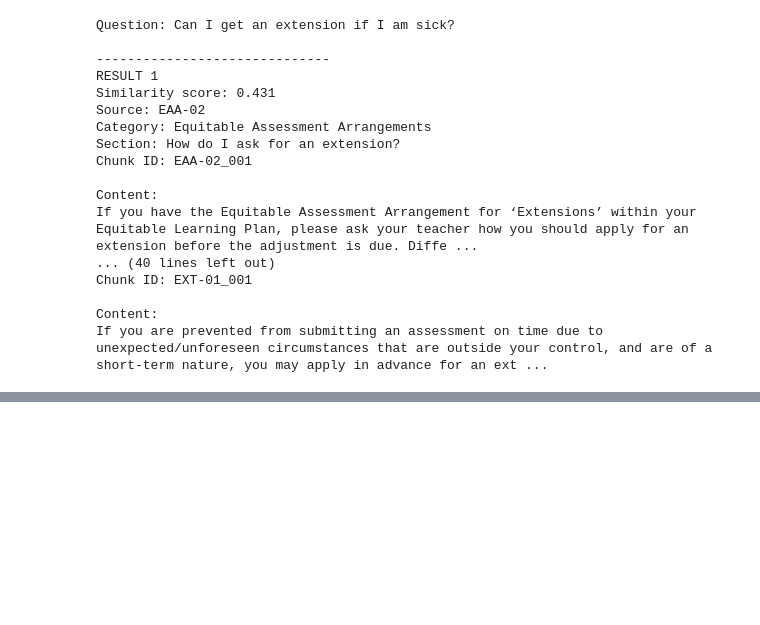
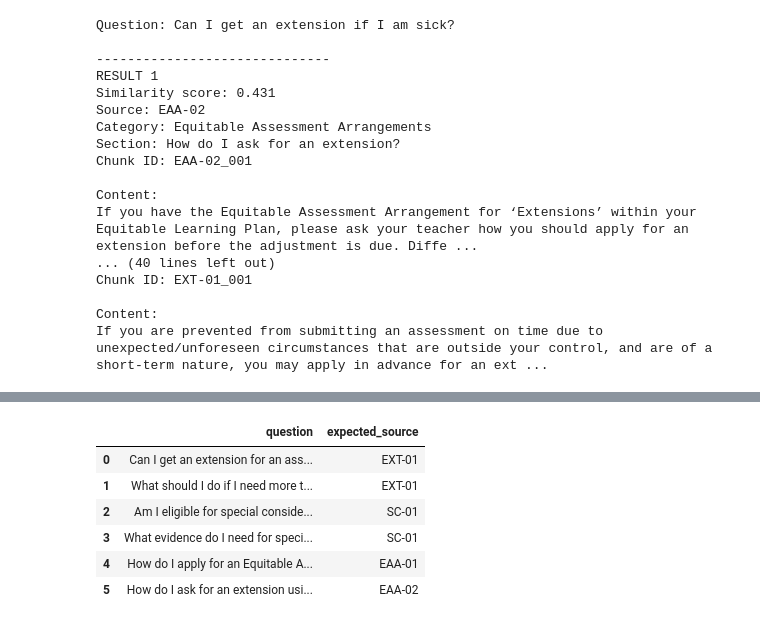
Before and after one commit to S4199668/walert-group64, a Jupyter notebook: version_2/Final_1.ipynb, the cells around one changed output, grey strips where cells are left out. Cells and saved outputs as stored; diff of their text form; code cells hidden in the pictures; blank space fills up the shorter version.

Commit message:
Add retrieval test questions

```diff
--- a/version_2/Final_1.ipynb
+++ b/version_2/Final_1.ipynb
@@ -1335,0 +1378,39 @@ If you are prevented from submitting an assessment on time due to unexpected/unf
+# %%
+test_questions = [
+    {
+        "question": "Can I get an extension for an assignment?",
+        "expected_source": "EXT-01"
+    },
+    {
+        "question": "What should I do if I need more time because of unexpected circumstances?",
+        "expected_source": "EXT-01"
+    },
+    {
+        "question": "Am I eligible for special consideration?",
+        "expected_source": "SC-01"
+    },
+    {
+        "question": "What evidence do I need for special consideration?",
+        "expected_source": "SC-01"
+    },
+    {
+        "question": "How do I apply for an Equitable Assessment Arrangement?",
+        "expected_source": "EAA-01"
+    },
+    {
+        "question": "How do I ask for an extension using my Equitable Learning Plan?",
+        "expected_source": "EAA-02"
+    }
+]
+
+test_df = pd.DataFrame(test_questions)
+
+display(test_df)
+# %% [output]
+|  | question | expected_source |
+| 0 | Can I get an extension for an ass... | EXT-01 |
+| 1 | What should I do if I need more t... | EXT-01 |
+| 2 | Am I eligible for special conside... | SC-01 |
+| 3 | What evidence do I need for speci... | SC-01 |
+| 4 | How do I apply for an Equitable A... | EAA-01 |
+| 5 | How do I ask for an extension usi... | EAA-02 |
```
Also changed, not shown: parts of 2 cells of this notebook.
